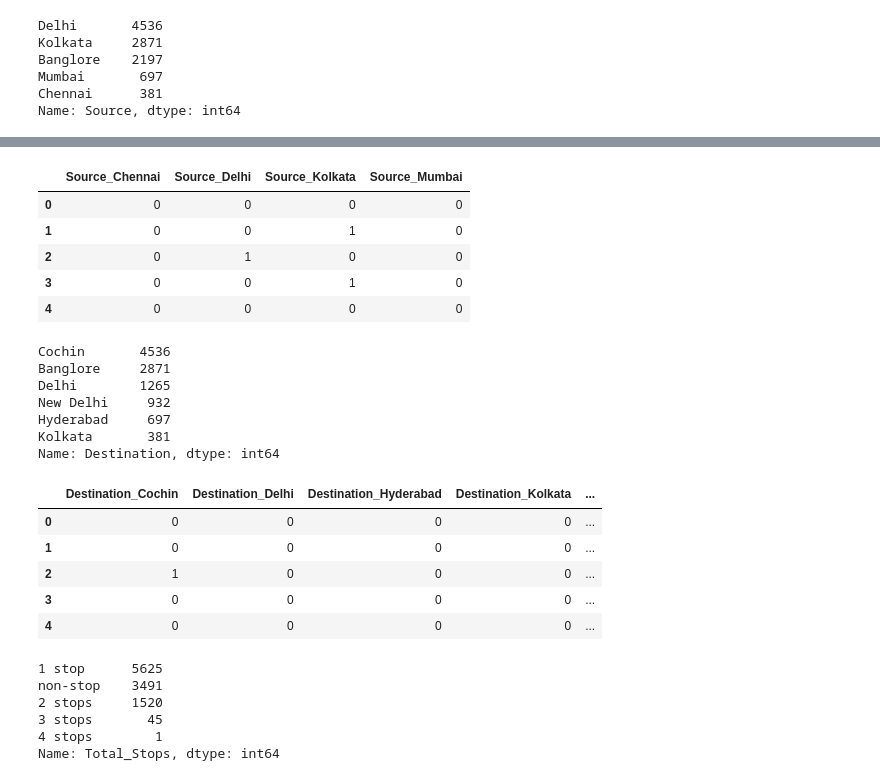
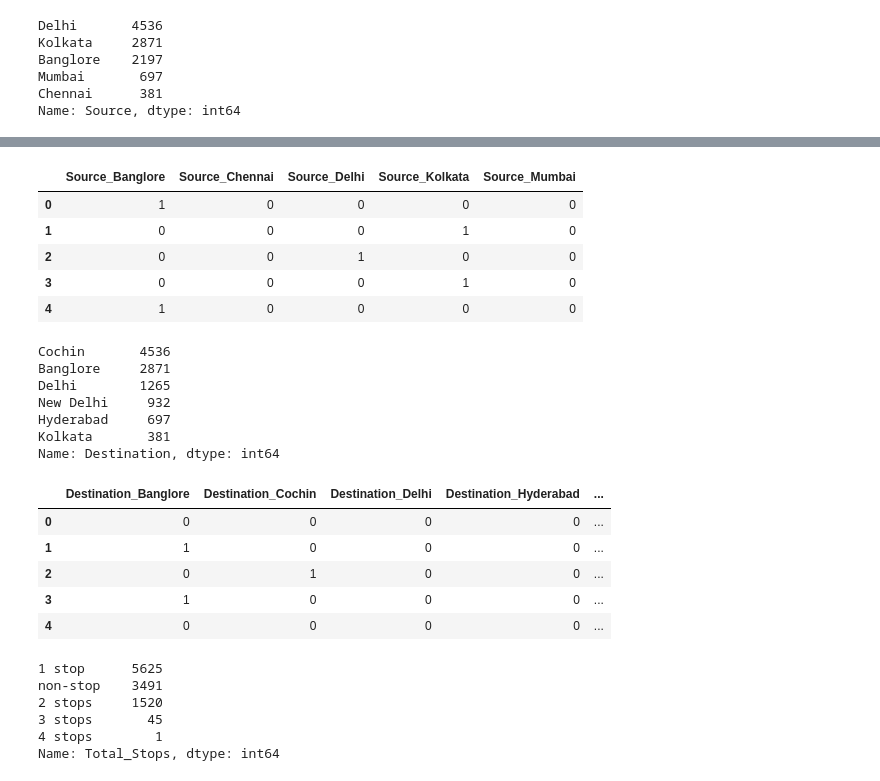
Before and after one commit to LiamAcker/FlightFarePredictor, a Jupyter notebook: ML.ipynb, the cells around one changed output, grey strips where cells are left out. Cells and saved outputs as stored; diff of their text form; code cells hidden in the pictures.

```diff
--- a/ML.ipynb
+++ b/ML.ipynb
@@ -144,14 +151,14 @@ plt.show()
 # %%
 Source = data_train[['Source']]
-Source = pd.get_dummies(Source,drop_first = True)
+Source = pd.get_dummies(Source)
 Source.head()
 # %% [output]
-|  | Source_Chennai | Source_Delhi | Source_Kolkata | Source_Mumbai |
-| 0 | 0 | 0 | 0 | 0 |
-| 1 | 0 | 0 | 1 | 0 |
-| 2 | 0 | 1 | 0 | 0 |
-| 3 | 0 | 0 | 1 | 0 |
-| 4 | 0 | 0 | 0 | 0 |
+|  | Source_Banglore | Source_Chennai | Source_Delhi | Source_Kolkata | Source_Mumbai |
+| 0 | 1 | 0 | 0 | 0 | 0 |
+| 1 | 0 | 0 | 0 | 1 | 0 |
+| 2 | 0 | 0 | 1 | 0 | 0 |
+| 3 | 0 | 0 | 0 | 1 | 0 |
+| 4 | 1 | 0 | 0 | 0 | 0 |
 # %%
 data_train['Destination'].value_counts()
 # %% [output]
@@ -164,14 +171,14 @@ Kolkata       381
 Name: Destination, dtype: int64
 # %%
 Destination = data_train[['Destination']]
-Destination = pd.get_dummies(Destination,drop_first = True)
+Destination = pd.get_dummies(Destination)
 Destination.head()
 # %% [output]
-|  | Destination_Cochin | Destination_Delhi | Destination_Hyderabad | Destination_Kolkata | ... |
+|  | Destination_Banglore | Destination_Cochin | Destination_Delhi | Destination_Hyderabad | ... |
 | 0 | 0 | 0 | 0 | 0 | ... |
-| 1 | 0 | 0 | 0 | 0 | ... |
-| 2 | 1 | 0 | 0 | 0 | ... |
-| 3 | 0 | 0 | 0 | 0 | ... |
+| 1 | 1 | 0 | 0 | 0 | ... |
+| 2 | 0 | 1 | 0 | 0 | ... |
+| 3 | 1 | 0 | 0 | 0 | ... |
 | 4 | 0 | 0 | 0 | 0 | ... |
 # %%
 # dropping route columns because route and total stops are the same
```
Also changed, not shown: parts of 18 cells of this notebook.
